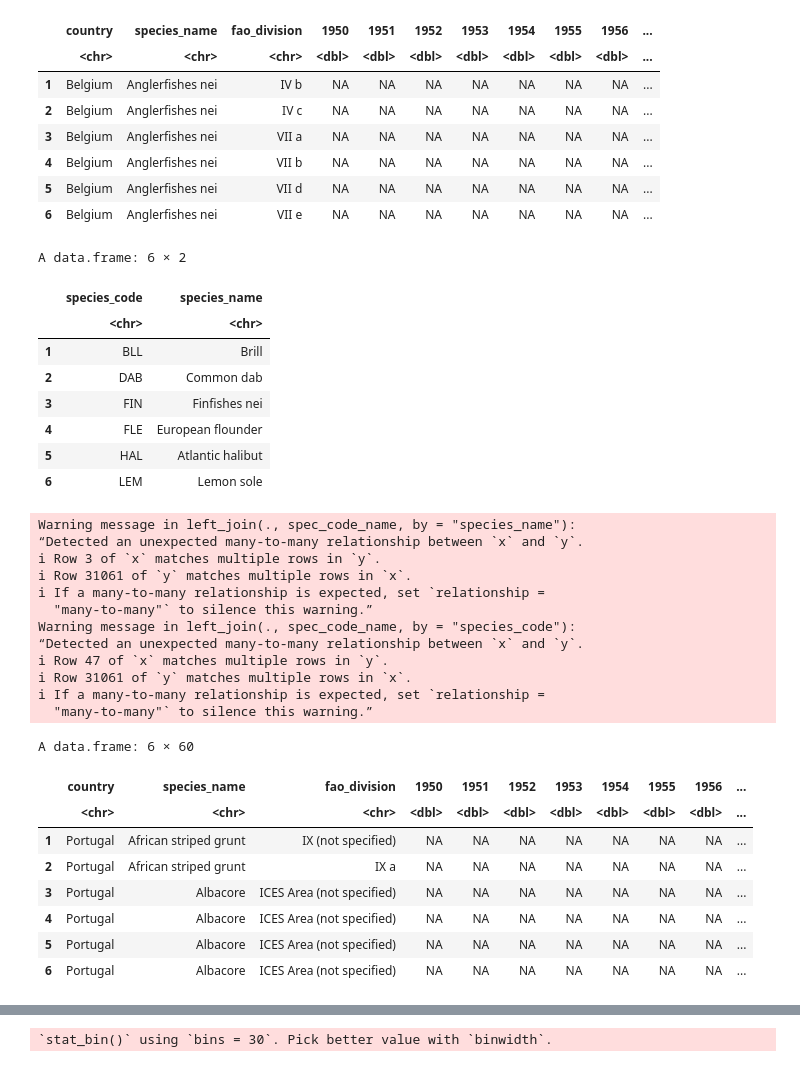
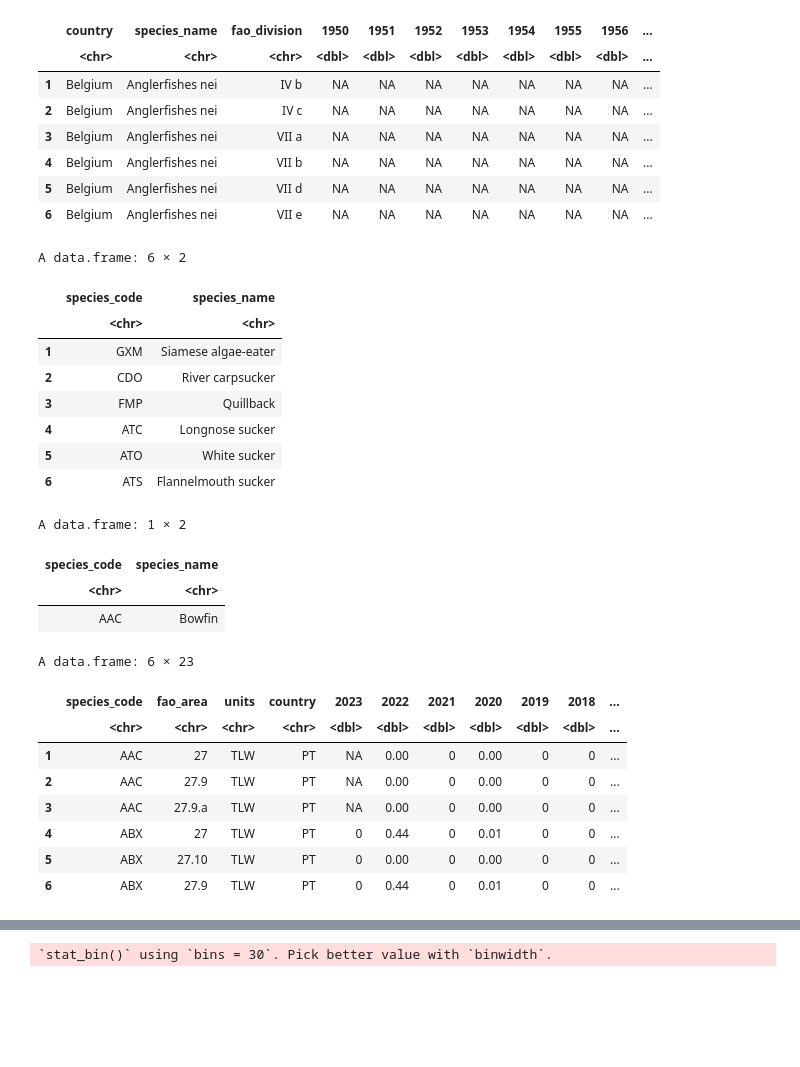
Before and after one commit to daisychu12/pt-fisheries-climate-change, a Jupyter notebook: analysis/data-cleaning.ipynb, the cells around one changed output, grey strips where cells are left out. Saved outputs shown, nothing was run; the diff lists cells and outputs as text; code cells hidden in the pictures; blank space fills up the shorter version.

Commit message:
Added subfolders, data, and notebooks

```diff
--- a/analysis/data-cleaning.ipynb
+++ b/analysis/data-cleaning.ipynb
@@ -48,6 +56,8 @@ landings_1903 <- read.csv("1903-1949_Landings.csv")
 landings_1950 <- read.csv("ICES_1950-2010.csv")
 landings_2006 <- read.csv("ICESCatchDataset2006-2023.csv")
 atlantic_climate <- read.csv("atlantic_ocean_temp.csv")
-iso_code <- read.csv('countries_iso3166b.csv')
+iso_code <- read.csv("countries_iso3166b.csv")
+fish_cost <- read.csv("portugal_fishery_stats.csv")
+spec_names <- read.csv("ASFIS_sp_2025.csv")
 # %%
 # Explore datasets
@@ -125,56 +135,50 @@ A data.frame: 6 × 59
 | 6 | Belgium | Anglerfishes nei | VII e | NA | NA | NA | NA | NA | NA | NA | ... |
 # %%
 # Create a dataset that contains both species 3 letter code and name
-spec_code_name <- landings_1903_clean %>%
-  select(species_code, species_name)
+spec_code_name <- spec_names %>%
+  select(Alpha3_Code, English_name) %>%
+  rename(species_code = Alpha3_Code,
+         species_name = English_name)
 
 head(spec_code_name)
 # %% [output]
 A data.frame: 6 × 2
 |  | species_code | species_name |
 |  | <chr> | <chr> |
-| 1 | BLL | Brill |
-| 2 | DAB | Common dab |
-| 3 | FIN | Finfishes nei |
-| 4 | FLE | European flounder |
-| 5 | HAL | Atlantic halibut |
-| 6 | LEM | Lemon sole |
+| 1 | GXM | Siamese algae-eater |
+| 2 | CDO | River carpsucker |
+| 3 | FMP | Quillback |
+| 4 | ATC | Longnose sucker |
+| 5 | ATO | White sucker |
+| 6 | ATS | Flannelmouth sucker |
+A data.frame: 1 × 2
+| species_code | species_name |
+| <chr> | <chr> |
+| AAC | Bowfin |
 # %%
 # Filter to Portugal's fish landings for all datasets
 pt_landings_1903 <- landings_1903_clean %>%
   filter(country == "PRT")
 
 pt_landings_1950 <- landings_1950_clean %>%
   filter(country == "Portugal") %>%
   left_join(spec_code_name, by = "species_name")
 
 pt_landings_2006 <- landings_2006_clean %>%
   filter(country == "PT") %>%
   left_join(spec_code_name, by = "species_code")
 
-head(pt_landings_1950)
+head(pt_landings_2006)
 # %% [output]
-Warning message in left_join(., spec_code_name, by = "species_name"):
-“Detected an unexpected many-to-many relationship between `x` and `y`.
-ℹ Row 3 of `x` matches multiple rows in `y`.
-ℹ Row 31061 of `y` matches multiple rows in `x`.
-ℹ If a many-to-many relationship is expected, set `relationship =
-  "many-to-many"` to silence this warning.”
-Warning message in left_join(., spec_code_name, by = "species_code"):
-“Detected an unexpected many-to-many relationship between `x` and `y`.
-ℹ Row 47 of `x` matches multiple rows in `y`.
-ℹ Row 31061 of `y` matches multiple rows in `x`.
-ℹ If a many-to-many relationship is expected, set `relationship =
-  "many-to-many"` to silence this warning.”
+A data.frame: 6 × 23
-A data.frame: 6 × 60
-|  | country | species_name | fao_division | 1950 | 1951 | 1952 | 1953 | 1954 | 1955 | 1956 | ... |
-|  | <chr> | <chr> | <chr> | <dbl> | <dbl> | <dbl> | <dbl> | <dbl> | <dbl> | <dbl> | ... |
-| 1 | Portugal | African striped grunt | IX (not specified) | NA | NA | NA | NA | NA | NA | NA | ... |
-| 2 | Portugal | African striped grunt | IX a | NA | NA | NA | NA | NA | NA | NA | ... |
-| 3 | Portugal | Albacore | ICES Area (not specified) | NA | NA | NA | NA | NA | NA | NA | ... |
-| 4 | Portugal | Albacore | ICES Area (not specified) | NA | NA | NA | NA | NA | NA | NA | ... |
-| 5 | Portugal | Albacore | ICES Area (not specified) | NA | NA | NA | NA | NA | NA | NA | ... |
-| 6 | Portugal | Albacore | ICES Area (not specified) | NA | NA | NA | NA | NA | NA | NA | ... |
+|  | species_code | fao_area | units | country | 2023 | 2022 | 2021 | 2020 | 2019 | 2018 | ... |
+|  | <chr> | <chr> | <chr> | <chr> | <dbl> | <dbl> | <dbl> | <dbl> | <dbl> | <dbl> | ... |
+| 1 | AAC | 27 | TLW | PT | NA | 0.00 | 0 | 0.00 | 0 | 0 | ... |
+| 2 | AAC | 27.9 | TLW | PT | NA | 0.00 | 0 | 0.00 | 0 | 0 | ... |
+| 3 | AAC | 27.9.a | TLW | PT | NA | 0.00 | 0 | 0.00 | 0 | 0 | ... |
+| 4 | ABX | 27 | TLW | PT | 0 | 0.44 | 0 | 0.01 | 0 | 0 | ... |
+| 5 | ABX | 27.10 | TLW | PT | 0 | 0.00 | 0 | 0.00 | 0 | 0 | ... |
+| 6 | ABX | 27.9 | TLW | PT | 0 | 0.44 | 0 | 0.01 | 0 | 0 | ... |
 # %%
 #Determine shared species across the 3 datasets
 unique_species_1903 <- unique(pt_landings_1903$species_scientific_name)
```
Also changed, not shown: parts of 10 cells of this notebook, 3 other files.
